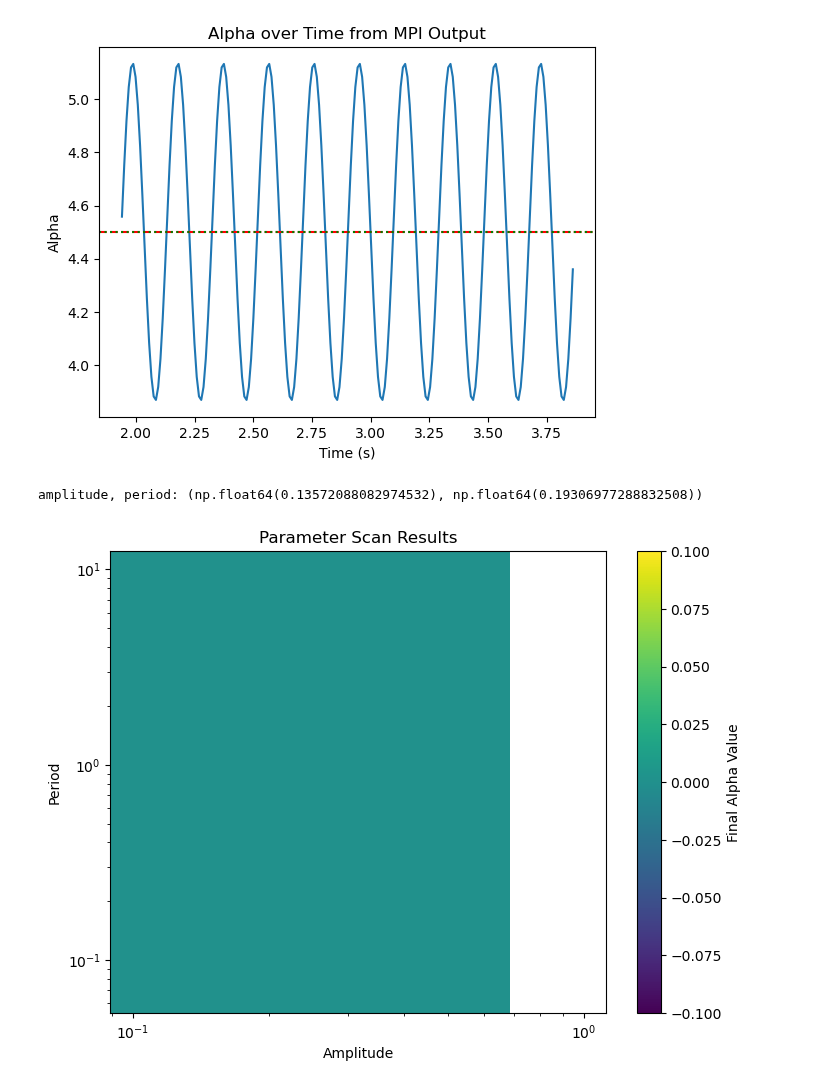
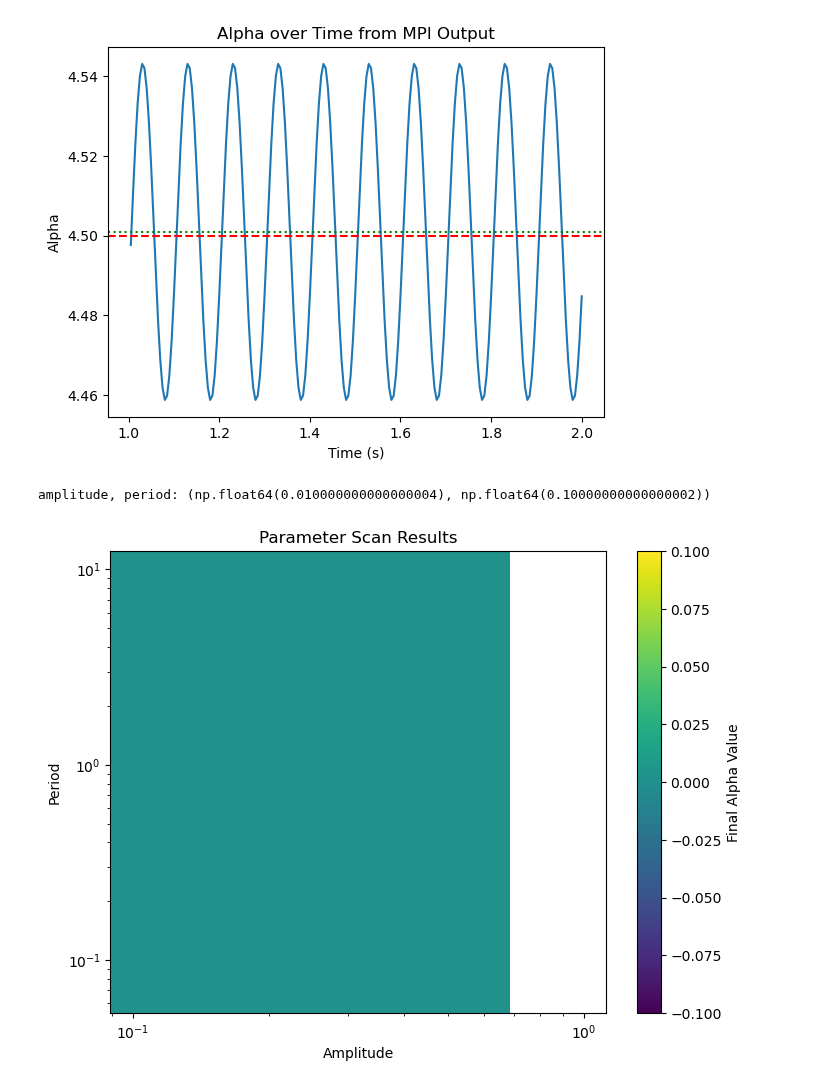
Before and after one commit to andreas-stillits/CarbonFixationModel1D, a Jupyter notebook: PNAS_REVIEW/codebase/temporal/visual.ipynb, the cells around one changed output. Saved outputs shown, nothing was run; the diff lists cells and outputs as text; code cells hidden in the pictures.

```diff
--- a/PNAS_REVIEW/codebase/temporal/visual.ipynb
+++ b/PNAS_REVIEW/codebase/temporal/visual.ipynb
@@ -4,36 +4,36 @@ import matplotlib.pyplot as plt
 from solver import get_homogeneous_solution
 
 def get_params_from_index(index, amplitudes, periods):
     n_amp = len(amplitudes)
     n_period = len(periods)
     i = index // n_period
     j = index % n_period
     return amplitudes[i], periods[j]
 
 def get_range(x_min, x_max, n_x):
     return np.exp(np.linspace(np.log(x_min), np.log(x_max), n_x))
 
 amplitudes = get_range(0.01, 0.5, 4)
 periods = get_range(0.1, 10.0, 8)
 
-index = 17
+index = 0
 
 filename = f"timeseries/mpi_output_index{index}.txt"
 data = np.loadtxt(filename, delimiter=";")
 times = data[:,0]
 alphas = data[:,1]
 plt.plot(times, alphas)
 plt.axhline(10*(1-get_homogeneous_solution(0, [10.0, 10.0, 0.1])), color='red', linestyle='--', label='Homogeneous Solution')
 plt.axhline(np.mean(alphas), color='green', linestyle=':', label='Mean Alpha')
 plt.xlabel("Time (s)")
 plt.ylabel("Alpha")
 plt.title("Alpha over Time from MPI Output")
 plt.show()
 
 print("amplitude, period:", get_params_from_index(index, amplitudes, periods))
 # %% [output]
-[figure, old version]
+[figure, new version]
-amplitude, period: (np.float64(0.13572088082974532), np.float64(0.19306977288832508))
+amplitude, period: (np.float64(0.010000000000000004), np.float64(0.10000000000000002))
 # %%
 import numpy as np
 import matplotlib.pyplot as plt
```
Also changed, not shown: 49 other files.
